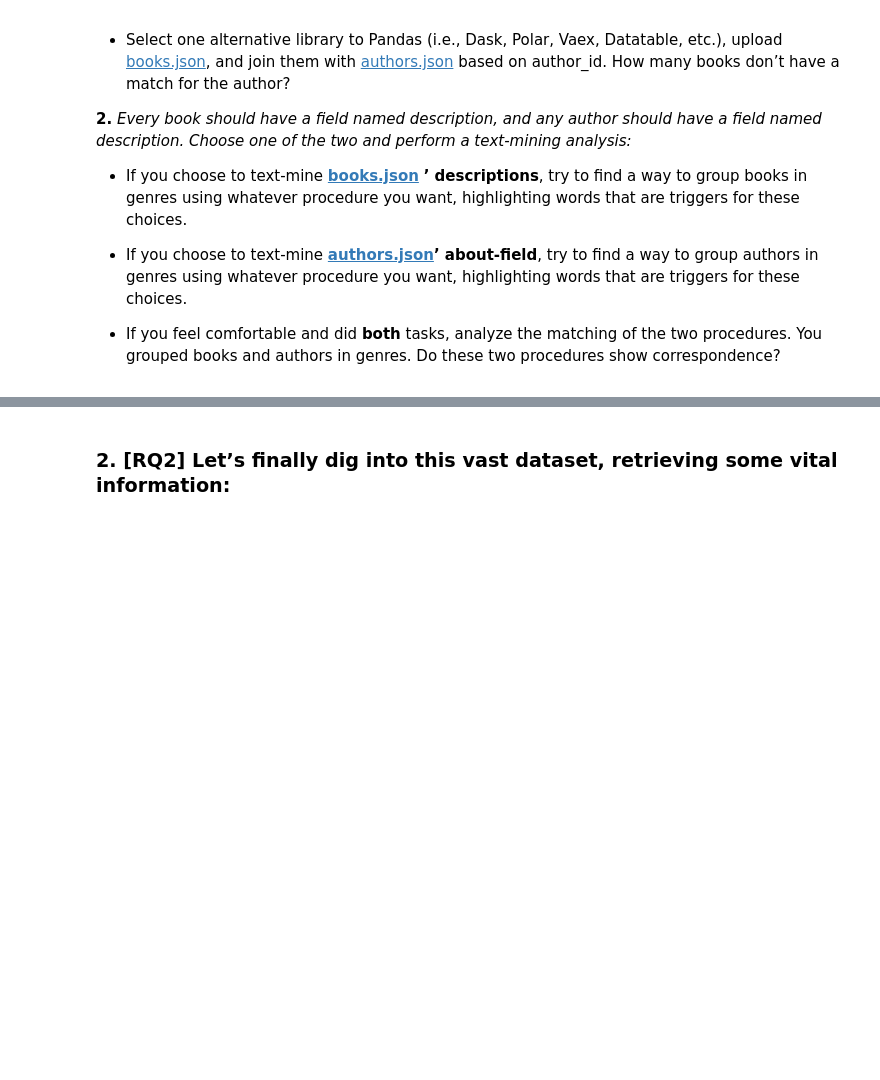
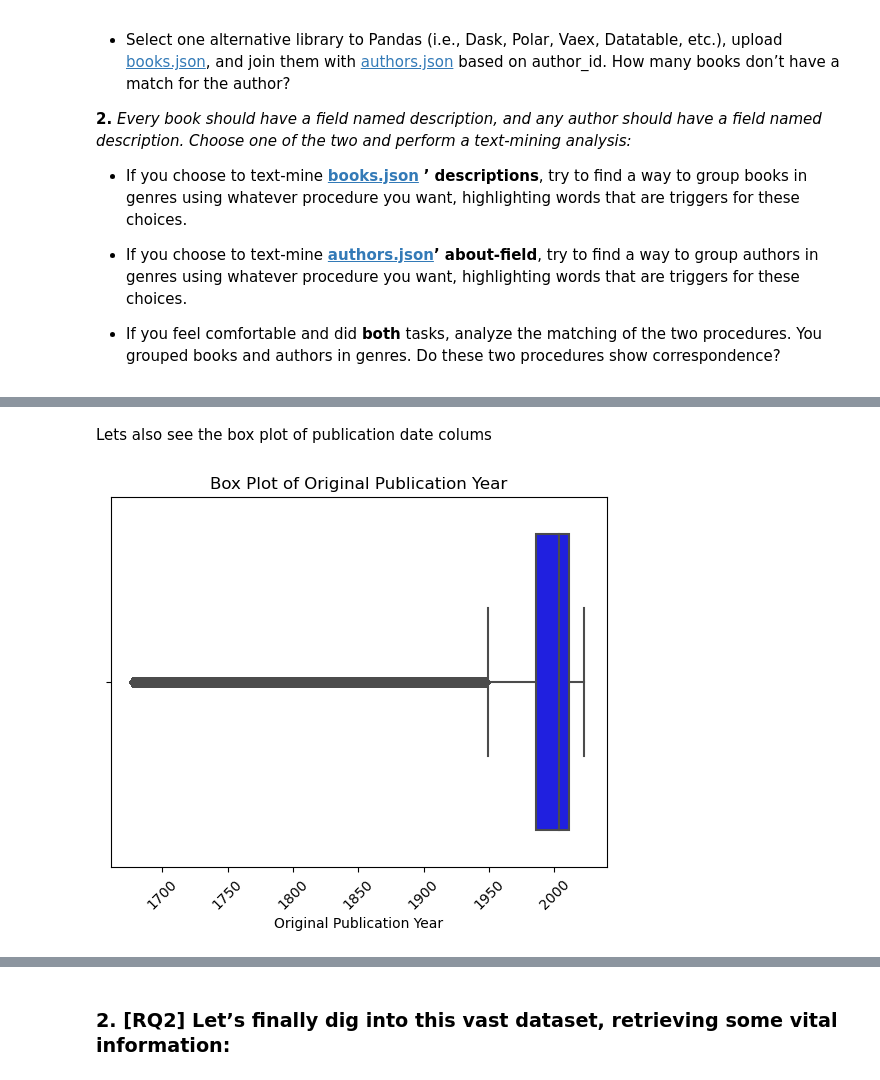
Before and after one commit to do3-173/ADM_HW2, a Jupyter notebook: research_questions.ipynb, the cells around one changed output, grey strips where cells are left out. Saved outputs shown, nothing was run; the diff lists cells and outputs as text; code cells hidden in the pictures; blank space fills up the shorter version.

```diff
--- a/research_questions.ipynb
+++ b/research_questions.ipynb
@@ -83,0 +728,12 @@
+# %% [markdown]
+Lets also see the box plot of publication date colums
+# %%
+dfw['original_publication_date_year'] = dfw['original_publication_date'].dt.year
+plt.figure()
+sns.boxplot(data=dfw, x='original_publication_date_year', color='b')
+plt.title('Box Plot of Original Publication Year')
+plt.xlabel('Original Publication Year')
+plt.xticks(rotation=45)
+plt.show()
+# %% [output]
+[figure, added]
```
Also changed, not shown: parts of 253 cells of this notebook.
